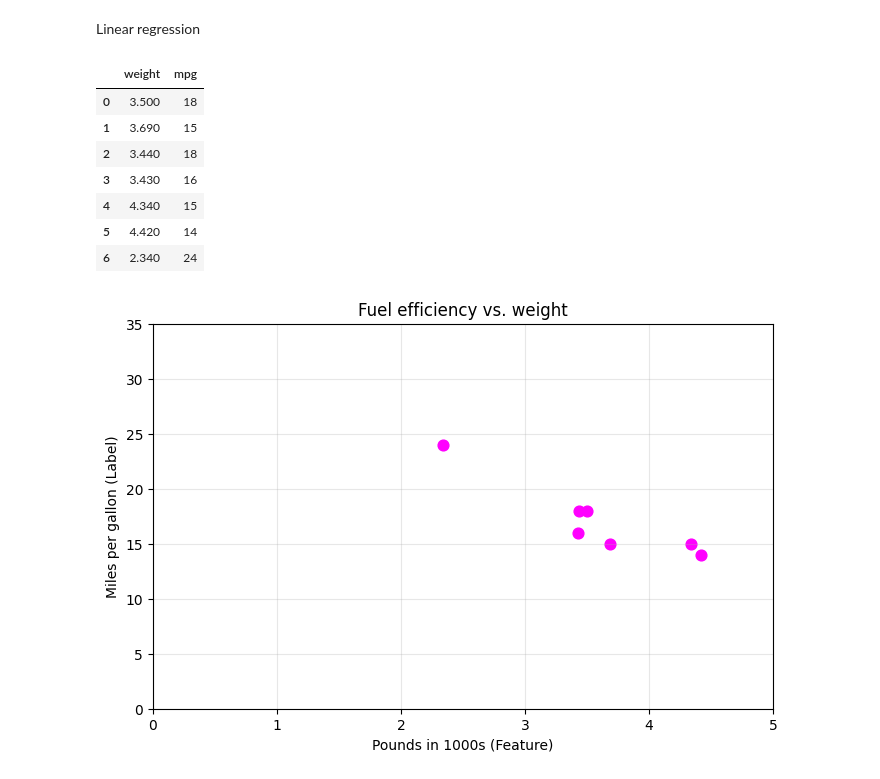
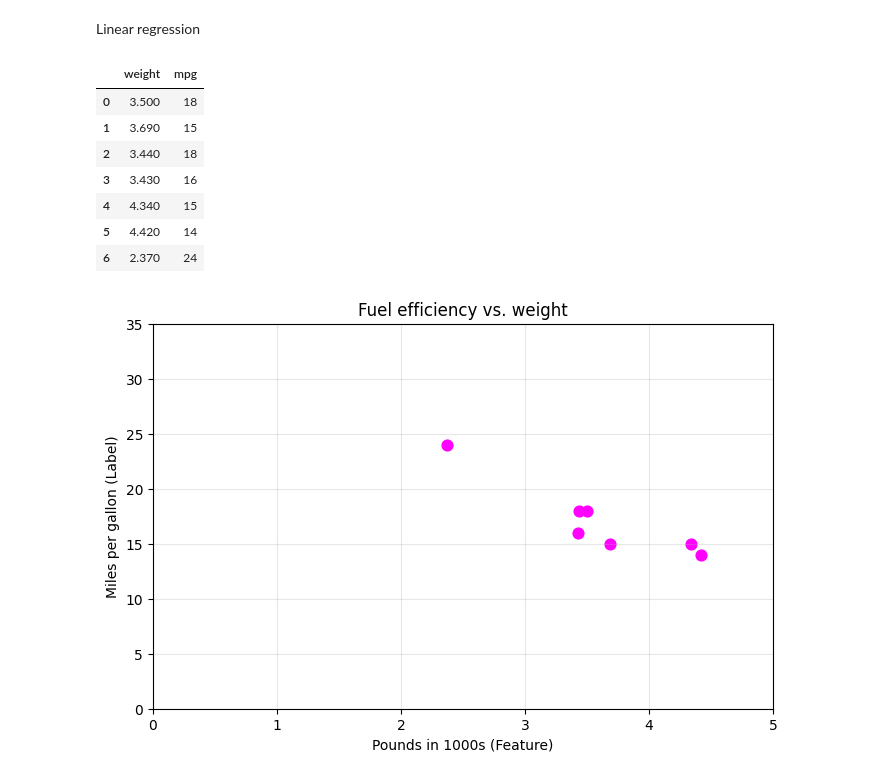
Before and after one commit to donatoubs/Machine-Learning-6-SIN-A-Mar-Jul-2026, a Jupyter notebook: loss.ipynb, the cells around one changed output. Saved outputs shown, nothing was run; the diff lists cells and outputs as text; code cells hidden in the pictures.

```diff
--- a/loss.ipynb
+++ b/loss.ipynb
@@ -234,20 +234,20 @@ dataset_c_scaled
 Linear regression
 # %%
 cars = pd.DataFrame({
-    "weight": [3.5, 3.69, 3.44, 3.43, 4.34, 4.42, 2.34],
+    "weight": [3.5, 3.69, 3.44, 3.43, 4.34, 4.42, 2.37],
     "mpg": [18, 15, 18, 16, 15, 14, 24],
 })
 
 cars
 # %% [output]
 |  | weight | mpg |
 | 0 | 3.500 | 18 |
 | 1 | 3.690 | 15 |
 | 2 | 3.440 | 18 |
 | 3 | 3.430 | 16 |
 | 4 | 4.340 | 15 |
 | 5 | 4.420 | 14 |
-| 6 | 2.340 | 24 |
+| 6 | 2.370 | 24 |
 # %%
 #Visualize the data (same scatter plot as in the slides)
 plt.figure(figsize=(8, 5))
```
Also changed, not shown: parts of 4 cells of this notebook.
